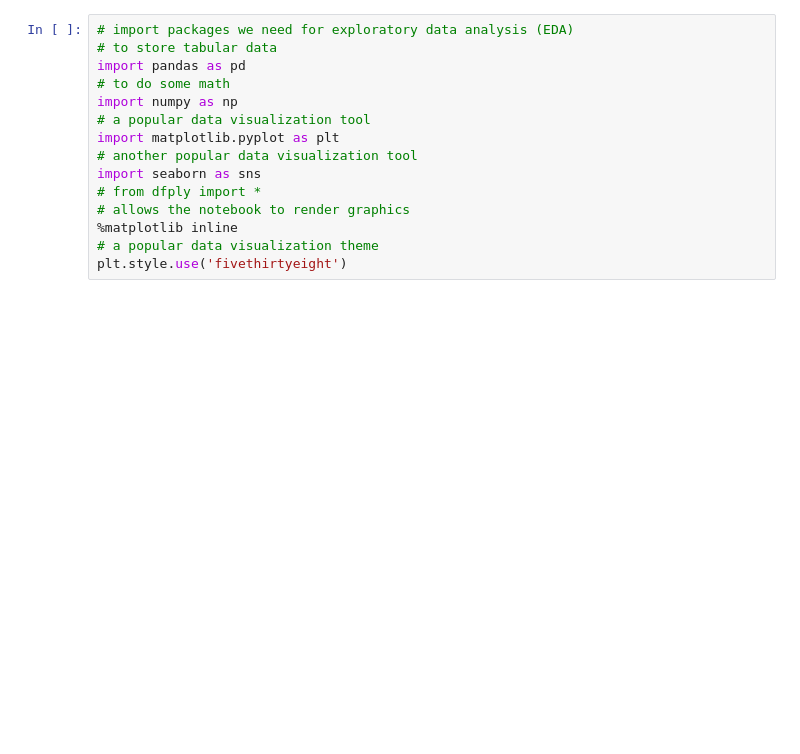
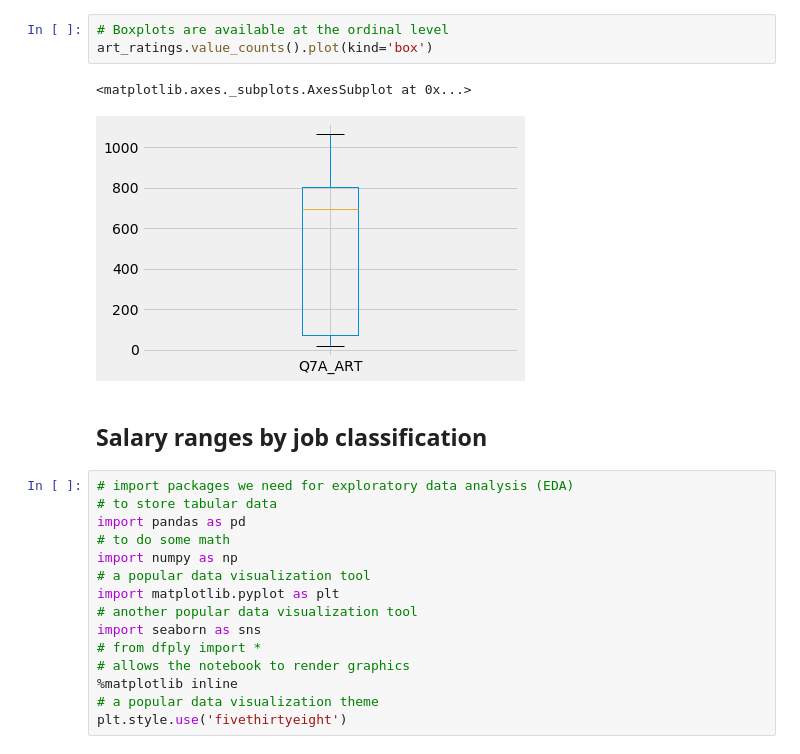
Before and after one commit to LuchaoQi/books, a Jupyter notebook: Feature Engineering Made Easy/Feature Engineering Made Easy.ipynb, the cells around one changed output. Drawn from its saved outputs; the diff is of its cells as text; blank space fills up the shorter version.

```diff
--- a/Feature Engineering Made Easy/Feature Engineering Made Easy.ipynb
+++ b/Feature Engineering Made Easy/Feature Engineering Made Easy.ipynb
@@ -5,3 +52,11 @@
+# %%
+# Boxplots are available at the ordinal level
+art_ratings.value_counts().plot(kind='box')
+# %% [output]
+<matplotlib.axes._subplots.AxesSubplot at 0x...>
+[figure, added]
+# %% [markdown]
+## Salary ranges by job classification
 # %%
 # import packages we need for exploratory data analysis (EDA)
 # to store tabular data
```
Also changed, not shown: parts of 10 cells of this notebook, 2 other files.
